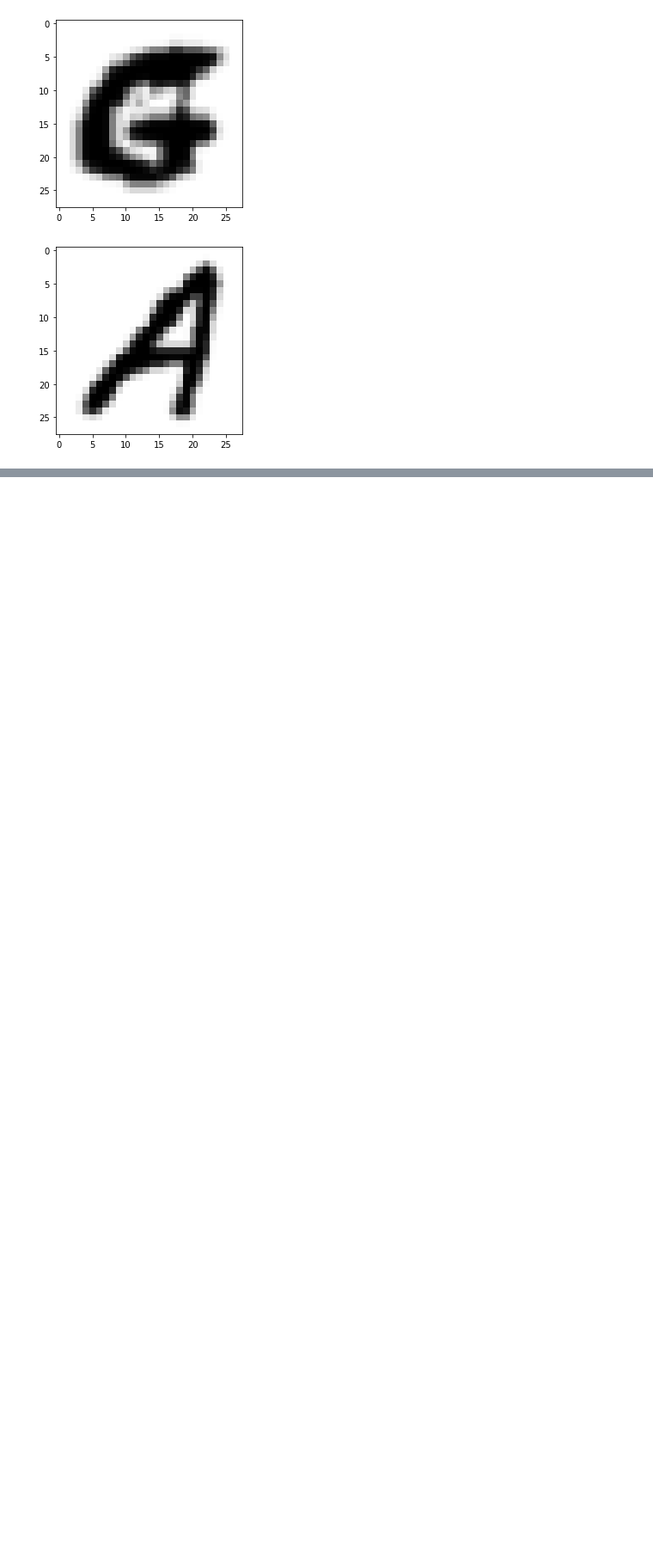
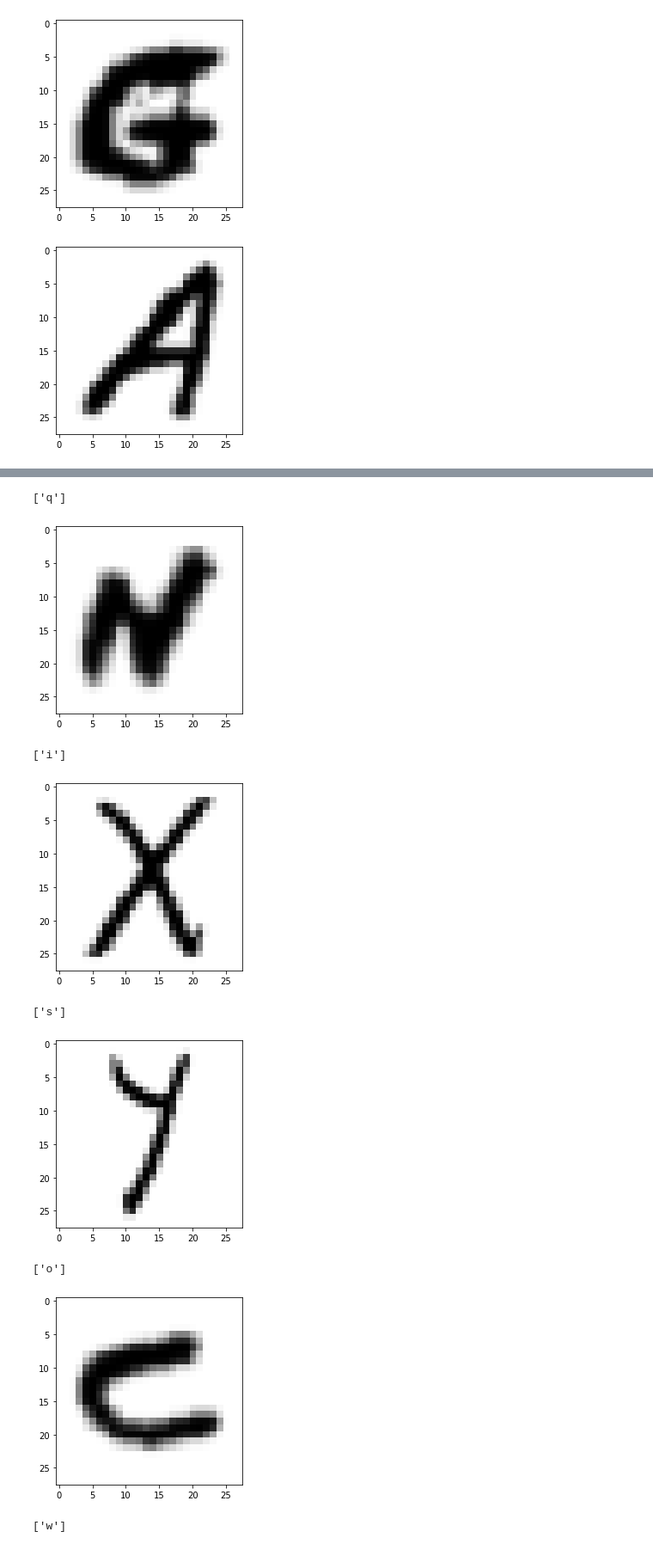
Before and after one commit to paladinic/letter-guesser, a Jupyter notebook: notebook/letter-guesser model.ipynb, the cells around one changed output, grey strips where cells are left out. Shown at 86% size. Cells and saved outputs as stored; diff of their text form; code cells hidden in the pictures; blank space fills up the shorter version.

```diff
--- a/notebook/letter-guesser model.ipynb
+++ b/notebook/letter-guesser model.ipynb
@@ -34,7 +56,10 @@ def alph_res(pred):
 # data - letters
 images, labels = extract_training_samples('letters')
 t_images, t_labels = extract_test_samples('letters')
+
 reshapedImages = images.reshape( (images.shape[0], 28*28))
+t_reshapedImages = images.reshape( (images.shape[0], 28*28))
+
 labels_binary = to_categorical(labels - 1)
 
 
@@ -147,0 +140,16 @@ show_char(t_images[0])
+# %%
+pred = model.predict(t_reshapedImages)
+
+for i in np.random.randint(low=1,high=20800,size=10):
+    print(alph_res(pred[i]))
+    show_char(t_images[i])
+# %% [output]
+['q']
+[figure, added]
+['i']
+[figure, added]
+['s']
+[figure, added]
+['o']
+[figure, added]
+['w']
```
Also changed, not shown: parts of 22 cells of this notebook, 3 other files.
